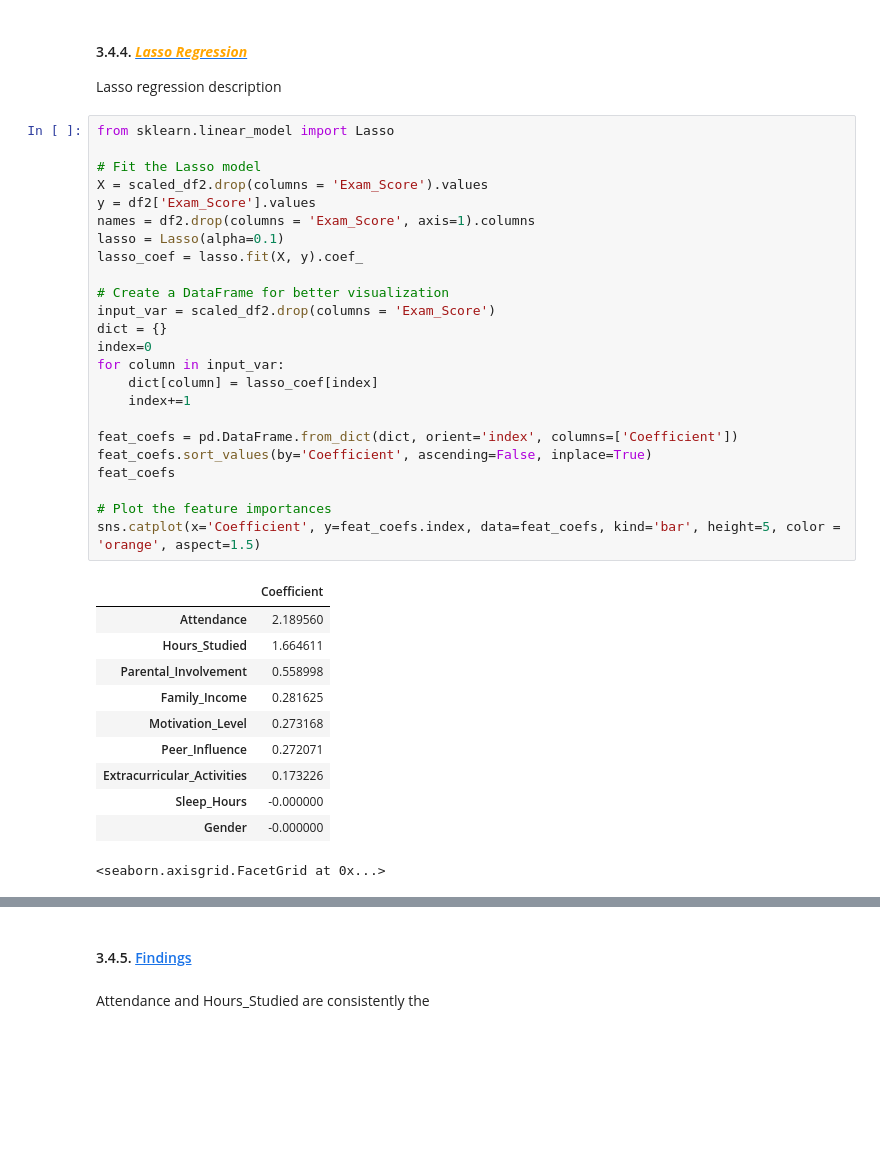
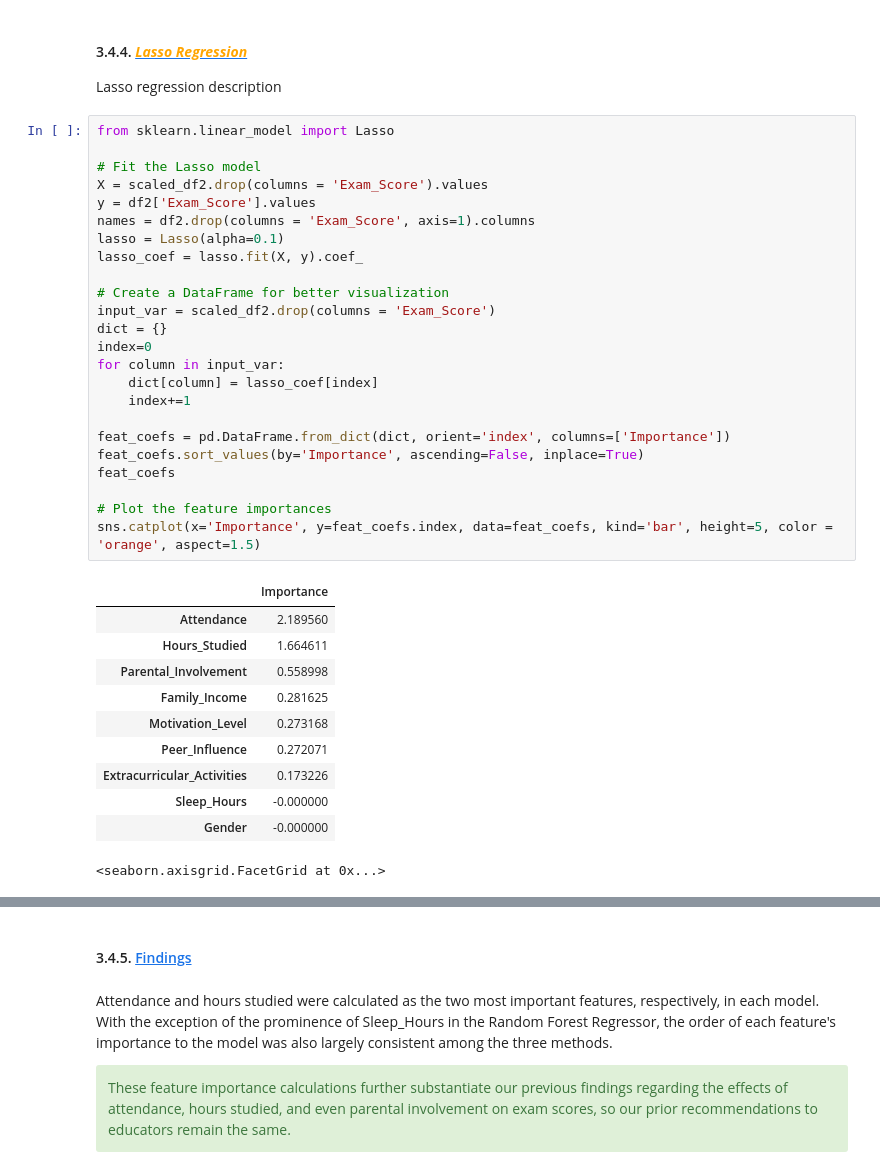
Before and after one commit to setarehsalkhi/OMIS-114-Project, a Jupyter notebook: FinalProjectSubmission.ipynb, the cells around one changed output, grey strips where cells are left out. Cells and saved outputs as stored; diff of their text form; blank space fills up the shorter version.

```diff
--- a/FinalProjectSubmission.ipynb
+++ b/FinalProjectSubmission.ipynb
@@ -543,29 +543,29 @@ Lasso regression description
 # %%
 from sklearn.linear_model import Lasso
 
 # Fit the Lasso model
 X = scaled_df2.drop(columns = 'Exam_Score').values
 y = df2['Exam_Score'].values
 names = df2.drop(columns = 'Exam_Score', axis=1).columns
 lasso = Lasso(alpha=0.1)
 lasso_coef = lasso.fit(X, y).coef_
 
 # Create a DataFrame for better visualization
 input_var = scaled_df2.drop(columns = 'Exam_Score')
 dict = {}
 index=0
 for column in input_var:
     dict[column] = lasso_coef[index]
     index+=1
 
-feat_coefs = pd.DataFrame.from_dict(dict, orient='index', columns=['Coefficient'])
-feat_coefs.sort_values(by='Coefficient', ascending=False, inplace=True)
+feat_coefs = pd.DataFrame.from_dict(dict, orient='index', columns=['Importance'])
+feat_coefs.sort_values(by='Importance', ascending=False, inplace=True)
 feat_coefs
 
 # Plot the feature importances
-sns.catplot(x='Coefficient', y=feat_coefs.index, data=feat_coefs, kind='bar', height=5, color = 'orange', aspect=1.5)
+sns.catplot(x='Importance', y=feat_coefs.index, data=feat_coefs, kind='bar', height=5, color = 'orange', aspect=1.5)
 # %% [output]
-|  | Coefficient |
+|  | Importance |
 | Attendance | 2.189560 |
 | Hours_Studied | 1.664611 |
 | Parental_Involvement | 0.558998 |
@@ -579,5 +579,7 @@ sns.catplot(x='Coefficient', y=feat_coefs.index, data=feat_coefs, kind='bar', he
 [figure]
 # %% [markdown]
 #### 3.4.5. <a id='toc3_4_5_'></a>[Findings](#toc0_)
-# %% [markdown]
-Attendance and Hours_Studied are consistently the
+# %% [markdown]
+Attendance and hours studied were calculated as the two most important features, respectively, in each model. With the exception of the prominence of Sleep_Hours in the Random Forest Regressor, the order of each feature's importance to the model was also largely consistent among the three methods.
+
+<div class="alert alert-block alert-success">These feature importance calculations further substantiate our previous findings regarding the effects of attendance, hours studied, and even parental involvement on exam scores, so our prior recommendations to educators remain the same.</div>
```
Also changed, not shown: parts of 1 cell of this notebook.
